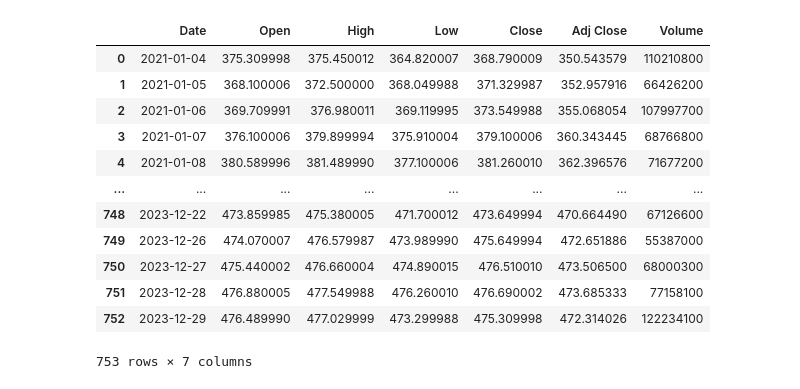
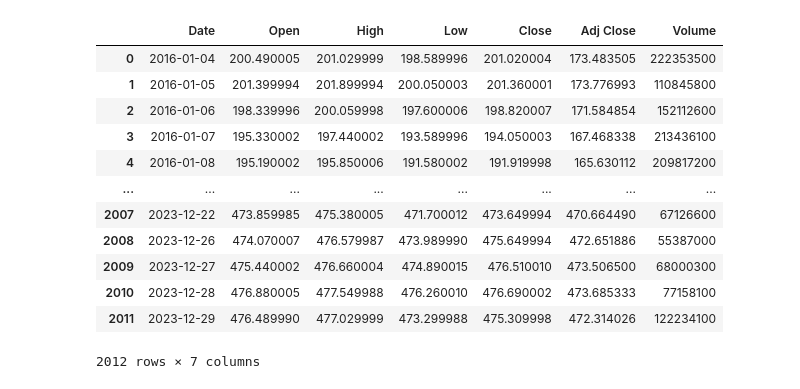
Before and after one commit to andrewhall1124/backtester, a Jupyter notebook: testing/main.ipynb, the cells around one changed output. Cells and saved outputs as stored; diff of their text form; code cells hidden in the pictures.

```diff
--- a/testing/main.ipynb
+++ b/testing/main.ipynb
@@ -185,23 +185,23 @@ test
 # %%
 # Load benchmark daily data
 
-bmk = pd.read_csv('bmk.csv',index_col=False)
+bmk = pd.read_csv('../data/bmk.csv',index_col=False)
 
 bmk
 # %% [output]
 |  | Date | Open | High | Low | Close | Adj Close | Volume |
-| 0 | 2021-01-04 | 375.309998 | 375.450012 | 364.820007 | 368.790009 | 350.543579 | 110210800 |
-| 1 | 2021-01-05 | 368.100006 | 372.500000 | 368.049988 | 371.329987 | 352.957916 | 66426200 |
-| 2 | 2021-01-06 | 369.709991 | 376.980011 | 369.119995 | 373.549988 | 355.068054 | 107997700 |
-| 3 | 2021-01-07 | 376.100006 | 379.899994 | 375.910004 | 379.100006 | 360.343445 | 68766800 |
-| 4 | 2021-01-08 | 380.589996 | 381.489990 | 377.100006 | 381.260010 | 362.396576 | 71677200 |
+| 0 | 2016-01-04 | 200.490005 | 201.029999 | 198.589996 | 201.020004 | 173.483505 | 222353500 |
+| 1 | 2016-01-05 | 201.399994 | 201.899994 | 200.050003 | 201.360001 | 173.776993 | 110845800 |
+| 2 | 2016-01-06 | 198.339996 | 200.059998 | 197.600006 | 198.820007 | 171.584854 | 152112600 |
+| 3 | 2016-01-07 | 195.330002 | 197.440002 | 193.589996 | 194.050003 | 167.468338 | 213436100 |
+| 4 | 2016-01-08 | 195.190002 | 195.850006 | 191.580002 | 191.919998 | 165.630112 | 209817200 |
 | ... | ... | ... | ... | ... | ... | ... | ... |
-| 748 | 2023-12-22 | 473.859985 | 475.380005 | 471.700012 | 473.649994 | 470.664490 | 67126600 |
-| 749 | 2023-12-26 | 474.070007 | 476.579987 | 473.989990 | 475.649994 | 472.651886 | 55387000 |
-| 750 | 2023-12-27 | 475.440002 | 476.660004 | 474.890015 | 476.510010 | 473.506500 | 68000300 |
-| 751 | 2023-12-28 | 476.880005 | 477.549988 | 476.260010 | 476.690002 | 473.685333 | 77158100 |
-| 752 | 2023-12-29 | 476.489990 | 477.029999 | 473.299988 | 475.309998 | 472.314026 | 122234100 |
+| 2007 | 2023-12-22 | 473.859985 | 475.380005 | 471.700012 | 473.649994 | 470.664490 | 67126600 |
+| 2008 | 2023-12-26 | 474.070007 | 476.579987 | 473.989990 | 475.649994 | 472.651886 | 55387000 |
+| 2009 | 2023-12-27 | 475.440002 | 476.660004 | 474.890015 | 476.510010 | 473.506500 | 68000300 |
+| 2010 | 2023-12-28 | 476.880005 | 477.549988 | 476.260010 | 476.690002 | 473.685333 | 77158100 |
+| 2011 | 2023-12-29 | 476.489990 | 477.029999 | 473.299988 | 475.309998 | 472.314026 | 122234100 |
-753 rows × 7 columns
+2012 rows × 7 columns
 # %%
 # Transformations
 
```
Also changed, not shown: parts of 10 cells of this notebook, 2 other files.
